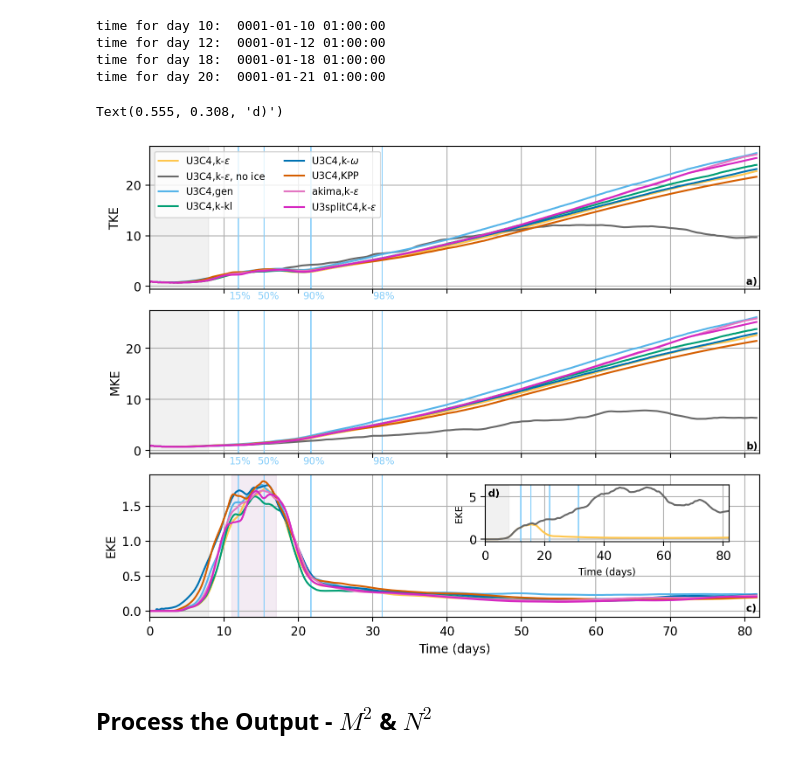
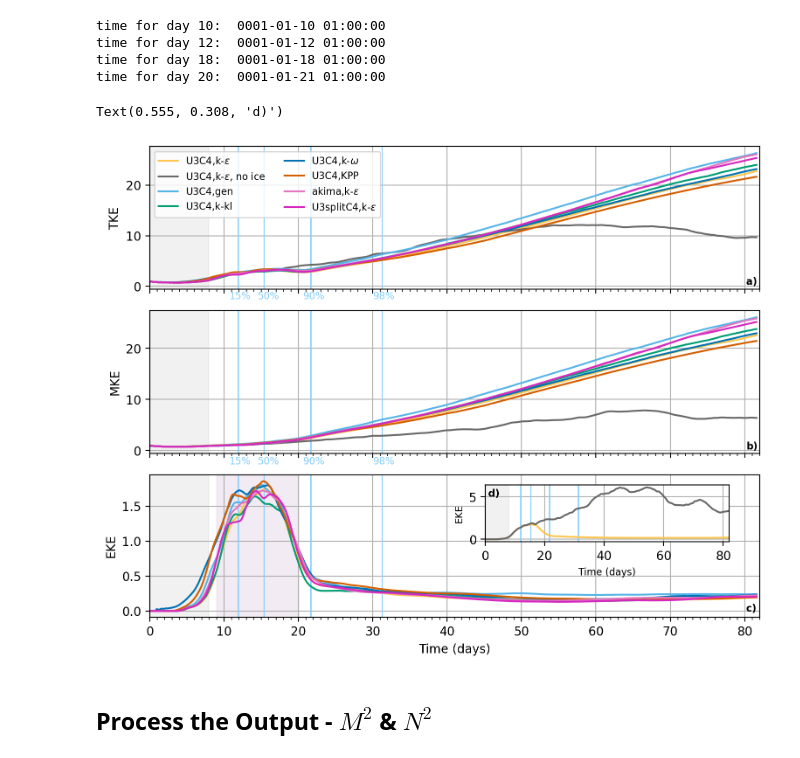
Before and after one commit to bundzis/beaufort_jet, a Jupyter notebook: Scripts/Analysis/plot_timeseries_M2_N2.ipynb, the cells around one changed output. Saved outputs shown, nothing was run; the diff lists cells and outputs as text; code cells hidden in the pictures.

Commit message:
fixed some plot things

```diff
--- a/Scripts/Analysis/plot_timeseries_M2_N2.ipynb
+++ b/Scripts/Analysis/plot_timeseries_M2_N2.ipynb
@@ -951,6 +952,8 @@ for r in range(3):
     # Shade the period where sea ice is forming near the coast and approaching the box
     # near land and about to reach the box
     ax[r].axvspan(0, roms_energetics_u3c4_keps.ocean_time[time_idx_15_perc_south_bnd], color='lightgray', alpha=0.3)
+    # Add tick for each day
+    ax[r].xaxis.set_minor_locator(MultipleLocator(1))
 
 
 # --- Different Ice Runs ---
@@ -1029,7 +1032,7 @@ ax[2].plot(roms_energetics_u3splitc4_keps.ocean_time[:980], (roms_energetics_u3s
 # Add lines for when peak EKE occurs
 #ax[2].axvline(roms_energetics_u3c4_keps.ocean_time[time_idx_10days], color='mediumpurple', linewidth=1.0)
 #ax[2].axvline(roms_energetics_u3c4_keps.ocean_time[time_idx_21days], color='mediumpurple', linewidth=1.0)
-ax[2].axvspan(roms_energetics_u3c4_keps.ocean_time[time_idx_12days], roms_energetics_u3c4_keps.ocean_time[time_idx_18days], color='thistle', alpha=0.3)
+ax[2].axvspan(roms_energetics_u3c4_keps.ocean_time[time_idx_10days], roms_energetics_u3c4_keps.ocean_time[time_idx_21days], color='thistle', alpha=0.3)
 
 # Do inset of EKE for ice vs. no ice for EKE only
 ax_inset = ax[2].inset_axes([0.55, 0.53, 0.4, 0.4])
@@ -1093,34 +1096,34 @@ fig.text(0.226, 0.361, '15%', color='lightskyblue', rotation=0, fontsize=8)
 fig.text(0.262, 0.361, '50%', color='lightskyblue', rotation=0, fontsize=8)
 fig.text(0.320, 0.361, '90%', color='lightskyblue', rotation=0, fontsize=8)
 fig.text(0.409, 0.361, '98%', color='lightskyblue', rotation=0, fontsize=8)
 # ax[2]
 # fig.text(0.226, 0.096, '15%', color='lightskyblue', rotation=0, fontsize=8)
 # fig.text(0.262, 0.096, '50%', color='lightskyblue', rotation=0, fontsize=8)
 # fig.text(0.320, 0.096, '90%', color='lightskyblue', rotation=0, fontsize=8)
 # fig.text(0.409, 0.096, '98%', color='lightskyblue', rotation=0, fontsize=8)
 # # ax[3]
 # fig.text(0.226, 0.426, '15%', color='lightskyblue', rotation=0, fontsize=8)
 # fig.text(0.262, 0.426, '50%', color='lightskyblue', rotation=0, fontsize=8)
 # fig.text(0.320, 0.426, '90%', color='lightskyblue', rotation=0, fontsize=8)
 # fig.text(0.409, 0.426, '98%', color='lightskyblue', rotation=0, fontsize=8)
 # # ax[4]
 # fig.text(0.226, 0.262, '15%', color='lightskyblue', rotation=0, fontsize=8)
 # fig.text(0.262, 0.262, '50%', color='lightskyblue', rotation=0, fontsize=8)
 # fig.text(0.320, 0.262, '90%', color='lightskyblue', rotation=0, fontsize=8)
 # fig.text(0.409, 0.262, '98%', color='lightskyblue', rotation=0, fontsize=8)
 
 fig.subplots_adjust(hspace=0.15)
 
 # Add subplot labels
 fig.text(0.883, 0.654, 'a)', color='black', weight='bold', fontsize=8)
 fig.text(0.883, 0.385, 'b)', color='black', weight='bold', fontsize=8)
 fig.text(0.883, 0.120, 'c)', color='black', weight='bold', fontsize=8)
 fig.text(0.555, 0.308, 'd)', color='black', weight='bold', fontsize=8)
 # fig.text(0.883, 0.283, 'e)', color='black', weight='bold', fontsize=8)
 # fig.text(0.883, 0.230, 'f)', color='black', weight='bold', fontsize=8)
 # %% [output]
 Text(0.555, 0.308, 'd)')
-[figure, old version]
+[figure, new version]
 # %%
 # Plot energetics
 fig, ax = plt.subplots(1,1, figsize=(9,2.75),dpi=150)
```
Also changed, not shown: parts of 1 cell of this notebook.
